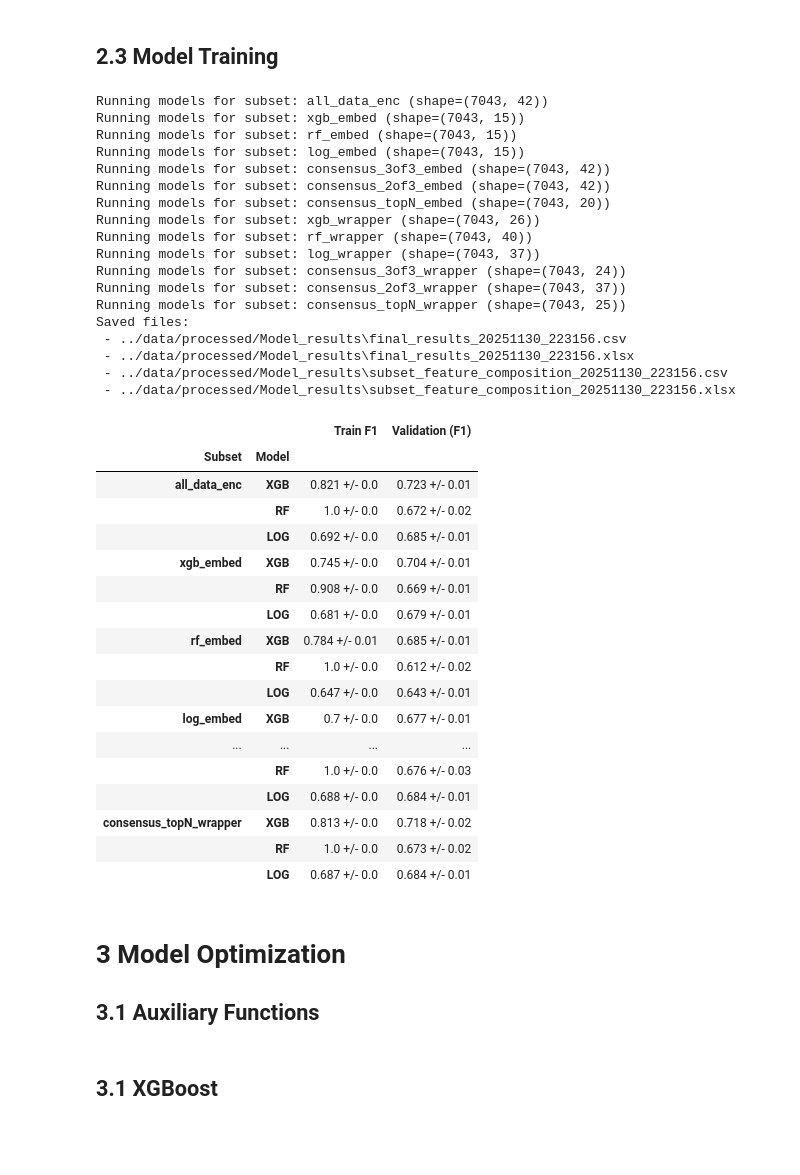
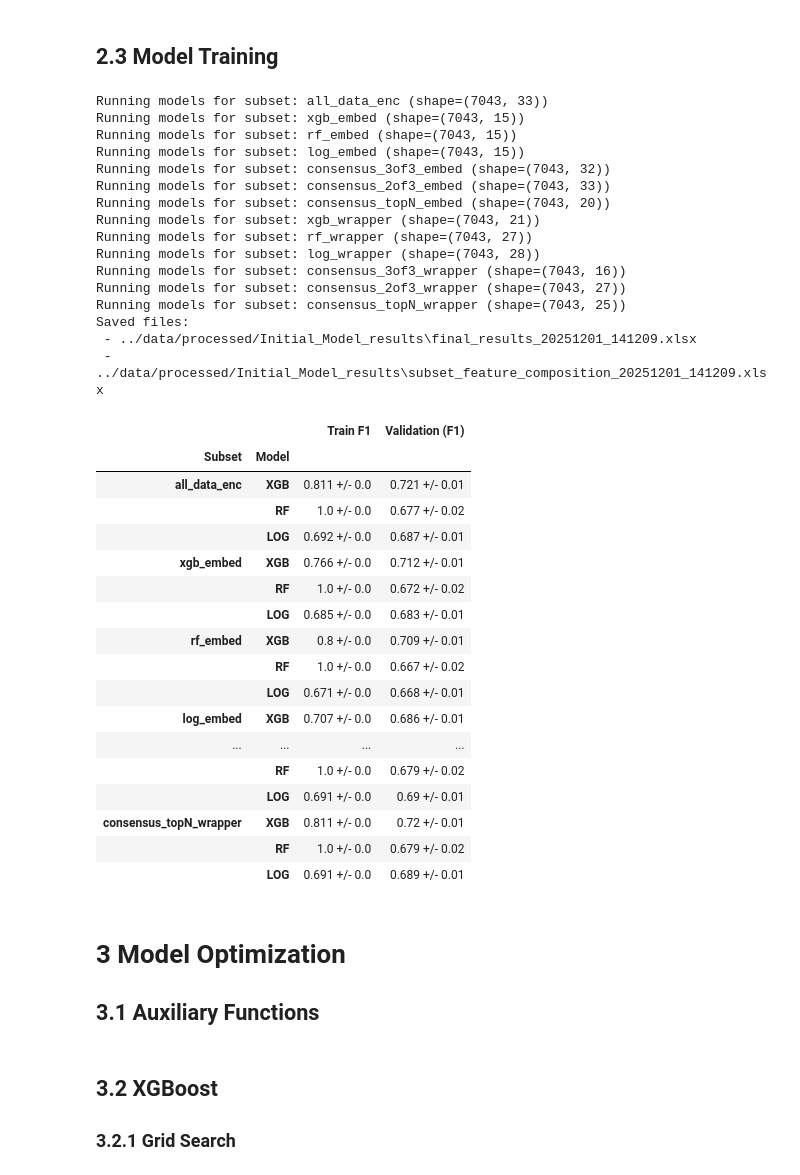
Before and after one commit to sergiopatinha/EnterpriseDataScienceBootcamp_workgroup, a Jupyter notebook: notebooks/04_modeling.ipynb, the cells around one changed output. Cells and saved outputs as stored; diff of their text form; code cells hidden in the pictures; blank space fills up the shorter version.

```diff
--- a/notebooks/04_modeling.ipynb
+++ b/notebooks/04_modeling.ipynb
@@ -364,7 +375,7 @@ df_all = pd.DataFrame(columns = ['Train','Validation'], index = ['XGB','RF','LOG
 # 0. Ensure output folder exists
 # =======================================
 
-output_dir = "../data/processed/Model_results"
+output_dir = "../data/processed/Initial_Model_results"
 os.makedirs(output_dir, exist_ok=True)
 
 # =======================================
@@ -433,76 +444,74 @@ timestamp = datetime.now().strftime("%Y%m%d_%H%M%S")
 # 5. Save results inside folder
 # =======================================
 
-results_csv = os.path.join(output_dir, f"final_results_{timestamp}.csv")
+#results_csv = os.path.join(output_dir, f"final_results_{timestamp}.csv")
 results_xlsx = os.path.join(output_dir, f"final_results_{timestamp}.xlsx")
 
-features_csv = os.path.join(output_dir, f"subset_feature_composition_{timestamp}.csv")
+#features_csv = os.path.join(output_dir, f"subset_feature_composition_{timestamp}.csv")
 features_xlsx = os.path.join(output_dir, f"subset_feature_composition_{timestamp}.xlsx")
 
 # Save model results
-final_results.to_csv(results_csv)
+#final_results.to_csv(results_csv)
 final_results.to_excel(results_xlsx)
 
 # Save feature compositions
 subset_feature_dict = {}
 
 subset_feature_dict["all_data"] = list(X.columns)
 subset_feature_dict["all_data_enc"] = list(X_enc.columns)
 
 for name, df in subsets_for_models.items():
     subset_feature_dict[name] = list(df.columns)
 
 subset_feature_df = (
     pd.DataFrame.from_dict(subset_feature_dict, orient="index")
     .transpose()
 )
 
-subset_feature_df.to_csv(features_csv, index=False)
+#subset_feature_df.to_csv(features_csv, index=False)
 subset_feature_df.to_excel(features_xlsx, index=False)
 
 print("Saved files:")
-print(f" - {results_csv}")
+#print(f" - {results_csv}")
 print(f" - {results_xlsx}")
-print(f" - {features_csv}")
+#print(f" - {features_csv}")
 print(f" - {features_xlsx}")
 final_results
 # %% [output]
-Running models for subset: all_data_enc (shape=(7043, 42))
+Running models for subset: all_data_enc (shape=(7043, 33))
 Running models for subset: xgb_embed (shape=(7043, 15))
 Running models for subset: rf_embed (shape=(7043, 15))
 Running models for subset: log_embed (shape=(7043, 15))
-Running models for subset: consensus_3of3_embed (shape=(7043, 42))
-Running models for subset: consensus_2of3_embed (shape=(7043, 42))
+Running models for subset: consensus_3of3_embed (shape=(7043, 32))
+Running models for subset: consensus_2of3_embed (shape=(7043, 33))
 Running models for subset: consensus_topN_embed (shape=(7043, 20))
-Running models for subset: xgb_wrapper (shape=(7043, 26))
-Running models for subset: rf_wrapper (shape=(7043, 40))
-Running models for subset: log_wrapper (shape=(7043, 37))
-Running models for subset: consensus_3of3_wrapper (shape=(7043, 24))
-Running models for subset: consensus_2of3_wrapper (shape=(7043, 37))
+Running models for subset: xgb_wrapper (shape=(7043, 21))
+Running models for subset: rf_wrapper (shape=(7043, 27))
+Running models for subset: log_wrapper (shape=(7043, 28))
+Running models for subset: consensus_3of3_wrapper (shape=(7043, 16))
+Running models for subset: consensus_2of3_wrapper (shape=(7043, 27))
 Running models for subset: consensus_topN_wrapper (shape=(7043, 25))
 Saved files:
- - ../data/processed/Model_results\final_results_20251130_223156.csv
- - ../data/processed/Model_results\final_results_20251130_223156.xlsx
- - ../data/processed/Model_results\subset_feature_composition_20251130_223156.csv
- - ../data/processed/Model_results\subset_feature_composition_20251130_223156.xlsx
+ - ../data/processed/Initial_Model_results\final_results_20251201_141209.xlsx
+ - ../data/processed/Initial_Model_results\subset_feature_composition_20251201_141209.xlsx
 |  |  | Train F1 | Validation (F1) |
 | Subset | Model |  |  |
-| all_data_enc | XGB | 0.821 +/- 0.0 | 0.723 +/- 0.01 |
+| all_data_enc | XGB | 0.811 +/- 0.0 | 0.721 +/- 0.01 |
+|  | RF | 1.0 +/- 0.0 | 0.677 +/- 0.02 |
+|  | LOG | 0.692 +/- 0.0 | 0.687 +/- 0.01 |
+| xgb_embed | XGB | 0.766 +/- 0.0 | 0.712 +/- 0.01 |
 |  | RF | 1.0 +/- 0.0 | 0.672 +/- 0.02 |
-|  | LOG | 0.692 +/- 0.0 | 0.685 +/- 0.01 |
-| xgb_embed | XGB | 0.745 +/- 0.0 | 0.704 +/- 0.01 |
-|  | RF | 0.908 +/- 0.0 | 0.669 +/- 0.01 |
-|  | LOG | 0.681 +/- 0.0 | 0.679 +/- 0.01 |
-| rf_embed | XGB | 0.784 +/- 0.01 | 0.685 +/- 0.01 |
-|  | RF | 1.0 +/- 0.0 | 0.612 +/- 0.02 |
-|  | LOG | 0.647 +/- 0.0 | 0.643 +/- 0.01 |
-| log_embed | XGB | 0.7 +/- 0.0 | 0.677 +/- 0.01 |
+|  | LOG | 0.685 +/- 0.0 | 0.683 +/- 0.01 |
+| rf_embed | XGB | 0.8 +/- 0.0 | 0.709 +/- 0.01 |
+|  | RF | 1.0 +/- 0.0 | 0.667 +/- 0.02 |
+|  | LOG | 0.671 +/- 0.0 | 0.668 +/- 0.01 |
+| log_embed | XGB | 0.707 +/- 0.0 | 0.686 +/- 0.01 |
 | ... | ... | ... | ... |
-|  | RF | 1.0 +/- 0.0 | 0.676 +/- 0.03 |
-|  | LOG | 0.688 +/- 0.0 | 0.684 +/- 0.01 |
-| consensus_topN_wrapper | XGB | 0.813 +/- 0.0 | 0.718 +/- 0.02 |
-|  | RF | 1.0 +/- 0.0 | 0.673 +/- 0.02 |
-|  | LOG | 0.687 +/- 0.0 | 0.684 +/- 0.01 |
+|  | RF | 1.0 +/- 0.0 | 0.679 +/- 0.02 |
+|  | LOG | 0.691 +/- 0.0 | 0.69 +/- 0.01 |
+| consensus_topN_wrapper | XGB | 0.811 +/- 0.0 | 0.72 +/- 0.01 |
+|  | RF | 1.0 +/- 0.0 | 0.679 +/- 0.02 |
+|  | LOG | 0.691 +/- 0.0 | 0.689 +/- 0.01 |
 # %% [markdown]
 # **3 Model Optimization**
 ## **3.1 Auxiliary Functions**
@@ -518,2 +526,3 @@ y_tune = y
 # %% [markdown]
-## **3.1 XGBoost**
+## **3.2 XGBoost**
+### **3.2.1 Grid Search**
```
Also changed, not shown: parts of 40 cells of this notebook, 1 other file.
